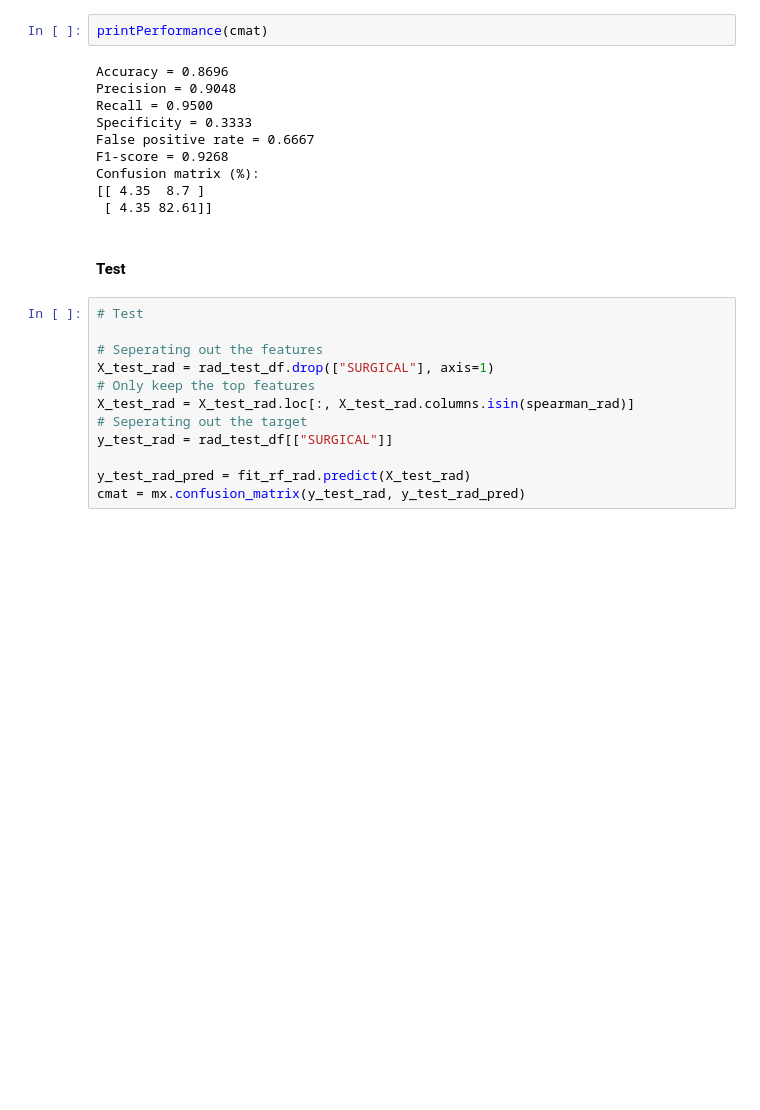
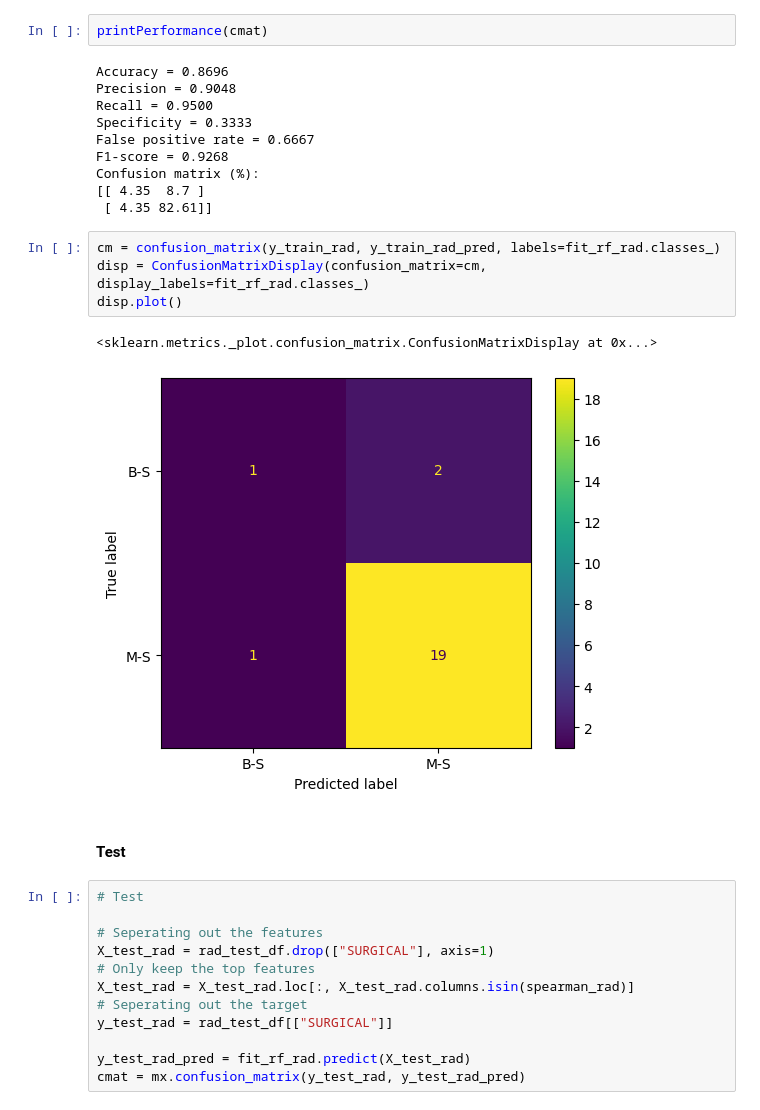
Before and after one commit to KristoferLintonReid/ultrasound-contrastivemodels, a Jupyter notebook: notebooks/baseline_models.ipynb, the cells around one changed output. Drawn from its saved outputs; the diff is of its cells as text; blank space fills up the shorter version.

```diff
--- a/notebooks/baseline_models.ipynb
+++ b/notebooks/baseline_models.ipynb
@@ -493,6 +494,13 @@ F1-score = 0.9268
 Confusion matrix (%):
 [[ 4.35  8.7 ]
  [ 4.35 82.61]]
+# %%
+cm = confusion_matrix(y_train_rad, y_train_rad_pred, labels=fit_rf_rad.classes_)
+disp = ConfusionMatrixDisplay(confusion_matrix=cm, display_labels=fit_rf_rad.classes_)
+disp.plot()
+# %% [output]
+<sklearn.metrics._plot.confusion_matrix.ConfusionMatrixDisplay at 0x...>
+[figure, added]
 # %% [markdown]
 #### Test
 # %%
```
Also changed, not shown: parts of 16 cells of this notebook.
